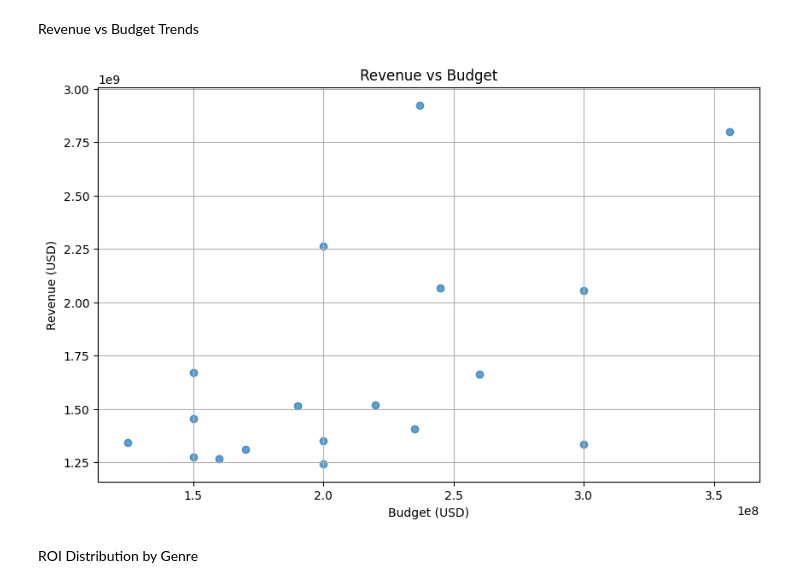
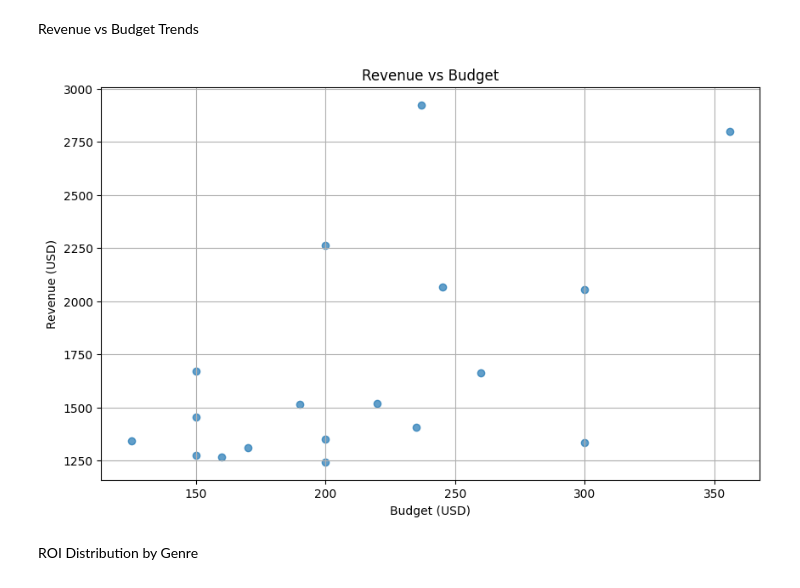
Before and after one commit to GhGuda/tmdb-movie-analysis-amalitech, a Jupyter notebook: notebooks/01_api_extraction.ipynb, the cells around one changed output. Cells and saved outputs as stored; diff of their text form; code cells hidden in the pictures.

```diff
--- a/notebooks/01_api_extraction.ipynb
+++ b/notebooks/01_api_extraction.ipynb
@@ -52,7 +35,7 @@ def drop_irrelevant_columns(movies_df):
         return movies_df
     except Exception as e:
         logging.error(f"Error: {e}")
-        return ""
+        return "Error occured"
 
 movies_df = drop_irrelevant_columns(movies_df)
 movies_df
@@ -309,22 +366,22 @@ def rank_movies(df, by, top=True, n=10, condition=None, new_col_name=None):
 IDENTIFYING THE BEST/WORST PERFORMING MOVIES
 # %%
 # Highest/Lowest Revenue
-highest_revenue = rank_movies(movies_df, by='revenue', top=True, new_col_name='Highest Revenue')
-lowest_revenue  = rank_movies(movies_df, by='revenue', top=False, new_col_name='Lowest Revenue')
+highest_revenue = rank_movies(movies_df, by='revenue_musd', top=True, new_col_name='Highest Revenue')
+lowest_revenue  = rank_movies(movies_df, by='revenue_musd', top=False, new_col_name='Lowest Revenue')
 highest_revenue[['title', 'revenue']]
 
 # Highest/Lowest Budget
-highest_budget = rank_movies(movies_df, by='budget', top=True, new_col_name='Highest Budget')
-lowest_budget  = rank_movies(movies_df, by='budget', top=False, new_col_name='Lowest Budget')
+highest_budget = rank_movies(movies_df, by='budget_musd', top=True, new_col_name='Highest Budget')
+lowest_budget  = rank_movies(movies_df, by='budget_musd', top=False, new_col_name='Lowest Budget')
 
 # Profit = Revenue - Budget
-movies_df['profit'] = movies_df['revenue'] - movies_df['budget']
+movies_df['profit'] = movies_df['revenue_musd'] - movies_df['budget_musd']
 highest_profit = rank_movies(movies_df, by='profit', top=True, new_col_name='Highest Profit')
 lowest_profit  = rank_movies(movies_df, by='profit', top=False, new_col_name='Lowest Profit')
 
 # ROI = Revenue / Budget, only for Budget ≥ 10M
-roi_condition = lambda df: df['budget'] >= 10_000_000
-movies_df['roi'] = movies_df['revenue'] / movies_df['budget']
+roi_condition = lambda df: df['budget_musd'] >= 10
+movies_df['roi'] = movies_df['revenue_musd'] / movies_df['budget_musd']
 highest_roi = rank_movies(movies_df, by='roi', top=True, condition=roi_condition, new_col_name='Highest ROI')
 lowest_roi  = rank_movies(movies_df, by='roi', top=False, condition=roi_condition, new_col_name='Lowest ROI')
 
@@ -556,15 +630,18 @@ Step 4: DATA VISUALIZATION
 # %% [markdown]
 Revenue vs Budget Trends
 # %%
-plt.figure(figsize=(10,6))
-plt.scatter(movies_df['budget'], movies_df['revenue'], alpha=0.7)
-plt.title('Revenue vs Budget')
-plt.xlabel('Budget (USD)')
-plt.ylabel('Revenue (USD)')
-plt.grid(True)
-plt.show()
+try:
+    plt.figure(figsize=(10,6))
+    plt.scatter(movies_df['budget_musd'], movies_df['revenue_musd'], alpha=0.7)
+    plt.title('Revenue vs Budget')
+    plt.xlabel('Budget (USD)')
+    plt.ylabel('Revenue (USD)')
+    plt.grid(True)
+    plt.show()
+except Exception as e:
+    logging.error(f"Error: {e}")
 # %% [output]
-[figure, old version]
+[figure, new version]
 # %% [markdown]
 ROI Distribution by Genre
 # %%
```
Also changed, not shown: parts of 25 cells of this notebook, 21 other files.
